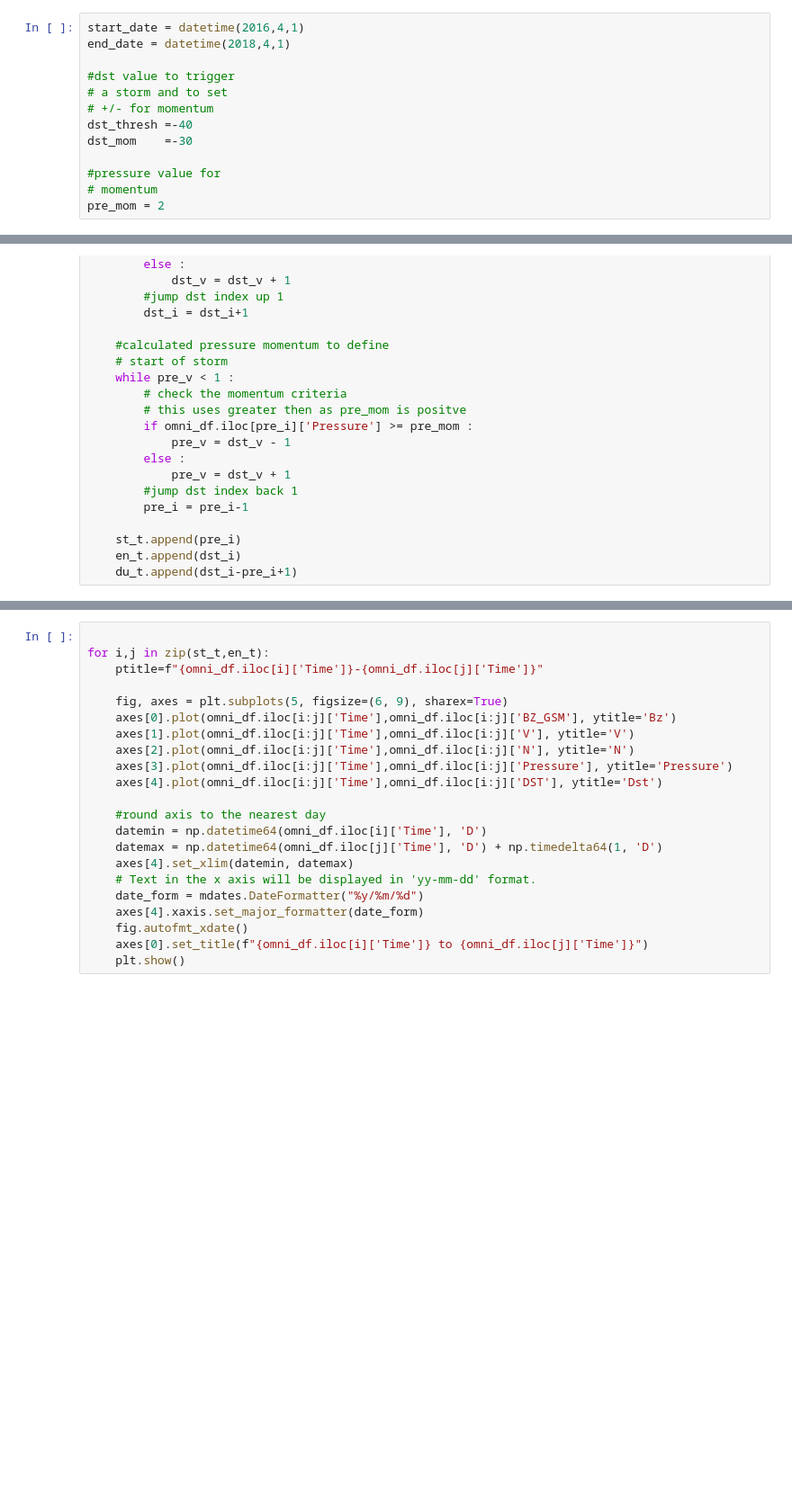
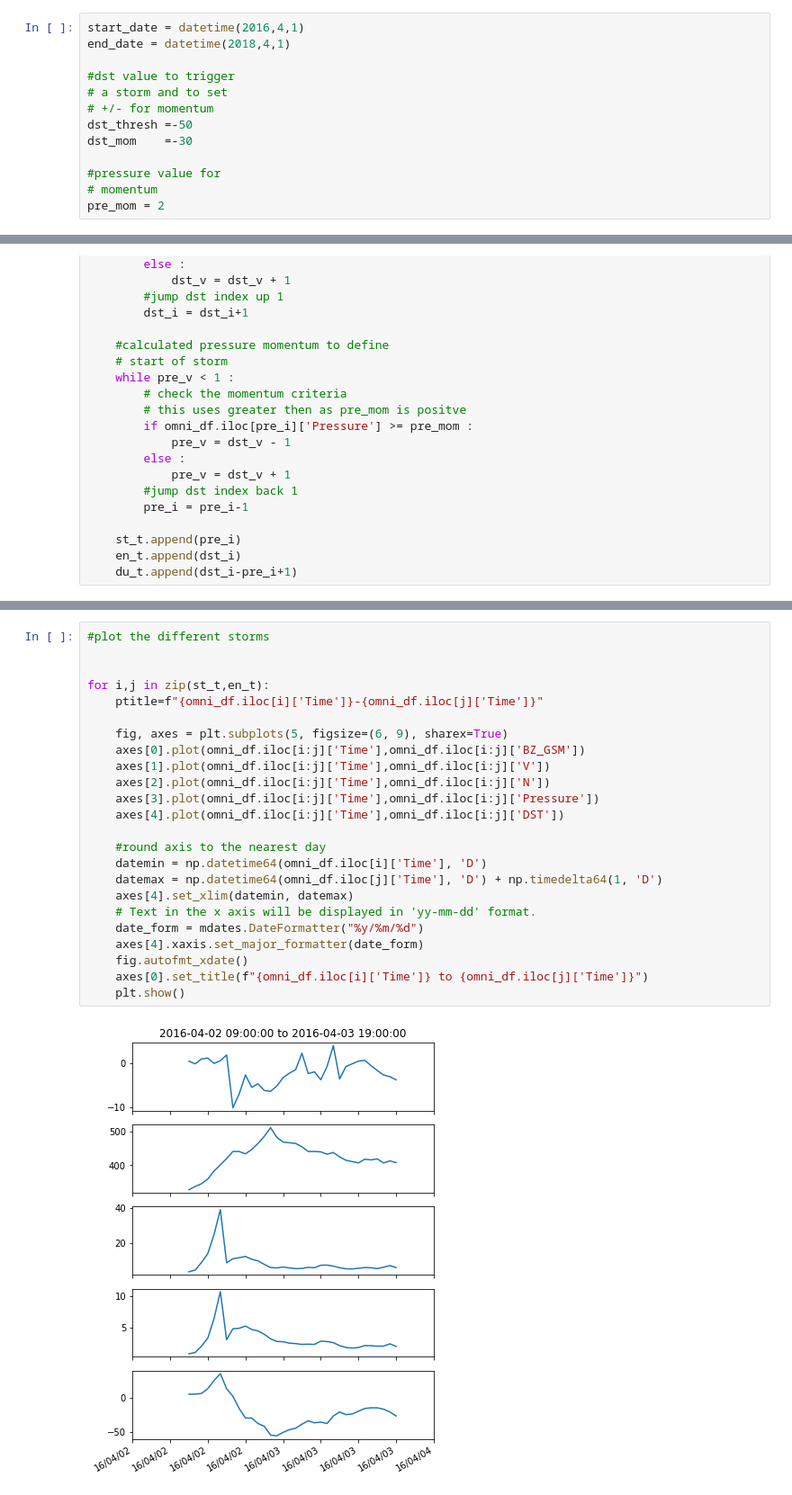
Before and after one commit to kylermurphy/STORM, a Jupyter notebook: Notebooks/STORM_storms.ipynb, the cells around one changed output, grey strips where cells are left out. Shown at 90% size. Saved outputs shown, nothing was run; the diff lists cells and outputs as text; blank space fills up the shorter version.

```diff
--- a/Notebooks/STORM_storms.ipynb
+++ b/Notebooks/STORM_storms.ipynb
@@ -24,7 +24,7 @@ end_date = datetime(2018,4,1)
 #dst value to trigger
 # a storm and to set
 # +/- for momentum
-dst_thresh =-40
+dst_thresh =-50
 dst_mom    =-30
 
 #pressure value for
@@ -102,23 +102,26 @@ Total Storm Hours: 3060
 # %%
+#plot the different storms
+
 
 for i,j in zip(st_t,en_t):
     ptitle=f"{omni_df.iloc[i]['Time']}-{omni_df.iloc[j]['Time']}"
 
     fig, axes = plt.subplots(5, figsize=(6, 9), sharex=True)
-    axes[0].plot(omni_df.iloc[i:j]['Time'],omni_df.iloc[i:j]['BZ_GSM'], ytitle='Bz')
-    axes[1].plot(omni_df.iloc[i:j]['Time'],omni_df.iloc[i:j]['V'], ytitle='V')
-    axes[2].plot(omni_df.iloc[i:j]['Time'],omni_df.iloc[i:j]['N'], ytitle='N')
-    axes[3].plot(omni_df.iloc[i:j]['Time'],omni_df.iloc[i:j]['Pressure'], ytitle='Pressure')
-    axes[4].plot(omni_df.iloc[i:j]['Time'],omni_df.iloc[i:j]['DST'], ytitle='Dst')
+    axes[0].plot(omni_df.iloc[i:j]['Time'],omni_df.iloc[i:j]['BZ_GSM'])
+    axes[1].plot(omni_df.iloc[i:j]['Time'],omni_df.iloc[i:j]['V'])
+    axes[2].plot(omni_df.iloc[i:j]['Time'],omni_df.iloc[i:j]['N'])
+    axes[3].plot(omni_df.iloc[i:j]['Time'],omni_df.iloc[i:j]['Pressure'])
+    axes[4].plot(omni_df.iloc[i:j]['Time'],omni_df.iloc[i:j]['DST'])
 
     #round axis to the nearest day
     datemin = np.datetime64(omni_df.iloc[i]['Time'], 'D')
     datemax = np.datetime64(omni_df.iloc[j]['Time'], 'D') + np.timedelta64(1, 'D')
     axes[4].set_xlim(datemin, datemax)
     # Text in the x axis will be displayed in 'yy-mm-dd' format.
     date_form = mdates.DateFormatter("%y/%m/%d")
     axes[4].xaxis.set_major_formatter(date_form)
     fig.autofmt_xdate()
     axes[0].set_title(f"{omni_df.iloc[i]['Time']} to {omni_df.iloc[j]['Time']}")
     plt.show()
 # %% [output]
+[figure, new version]
```
Also changed, not shown: parts of 2 cells of this notebook.
